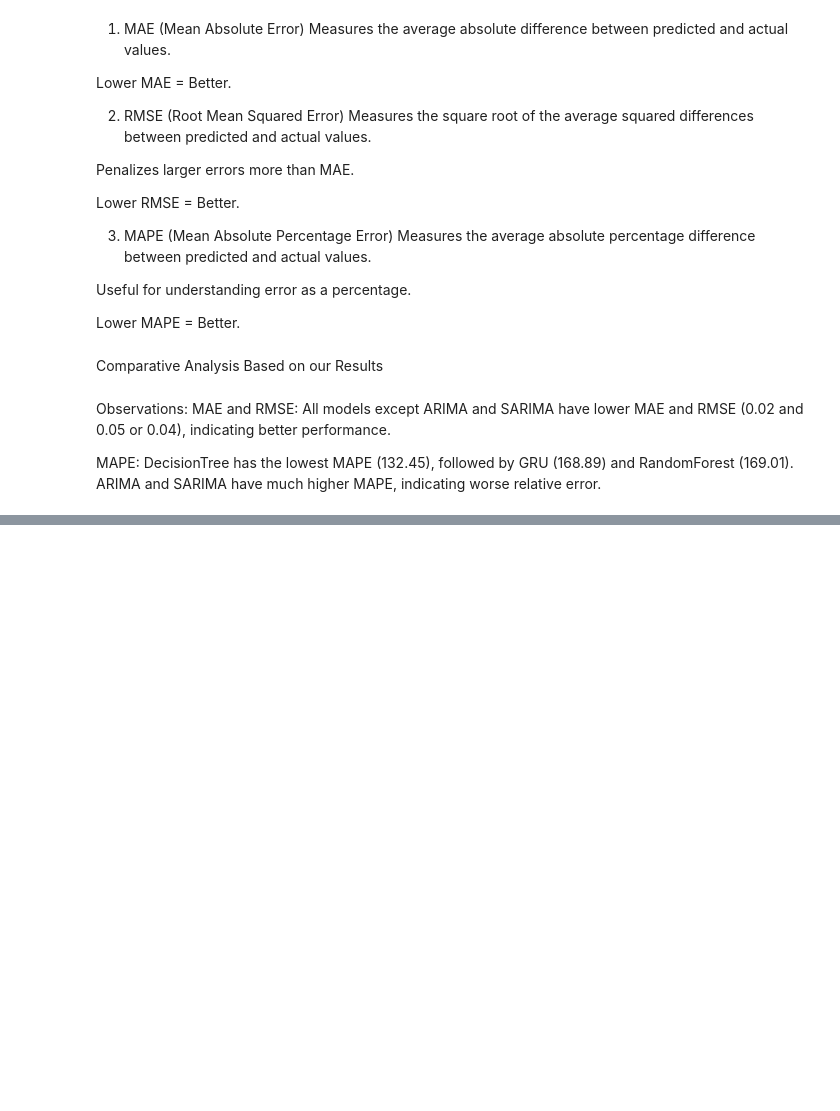
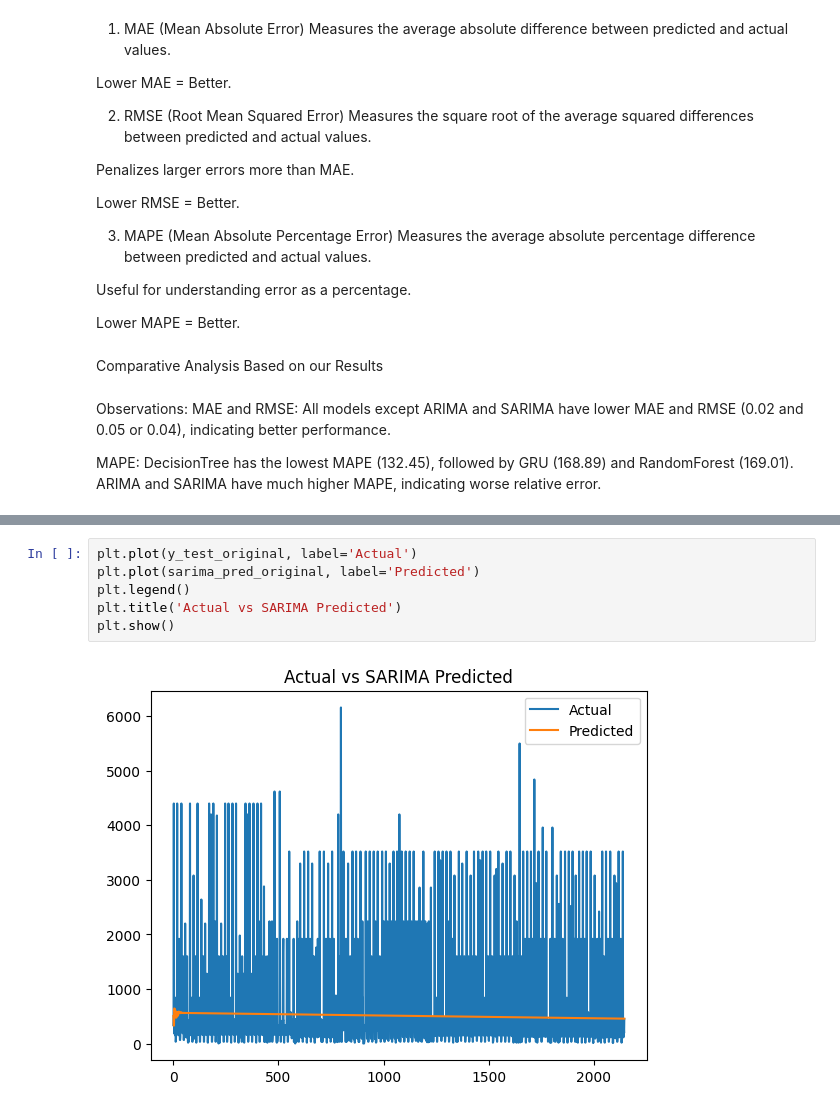
Before and after one commit to raghavab1205/Demand_Forecasting-For_SCM, a Jupyter notebook: analysis/notebook1.ipynb, the cells around one changed output, grey strips where cells are left out. Cells and saved outputs as stored; diff of their text form; blank space fills up the shorter version.

```diff
--- a/analysis/notebook1.ipynb
+++ b/analysis/notebook1.ipynb
@@ -686,0 +760,8 @@ ARIMA and SARIMA perform significantly worse on MAPE, indicating they are less s
+# %%
+plt.plot(y_test_original, label='Actual')
+plt.plot(sarima_pred_original, label='Predicted')
+plt.legend()
+plt.title('Actual vs SARIMA Predicted')
+plt.show()
+# %% [output]
+[figure, added]
```
Also changed, not shown: parts of 34 cells of this notebook.
